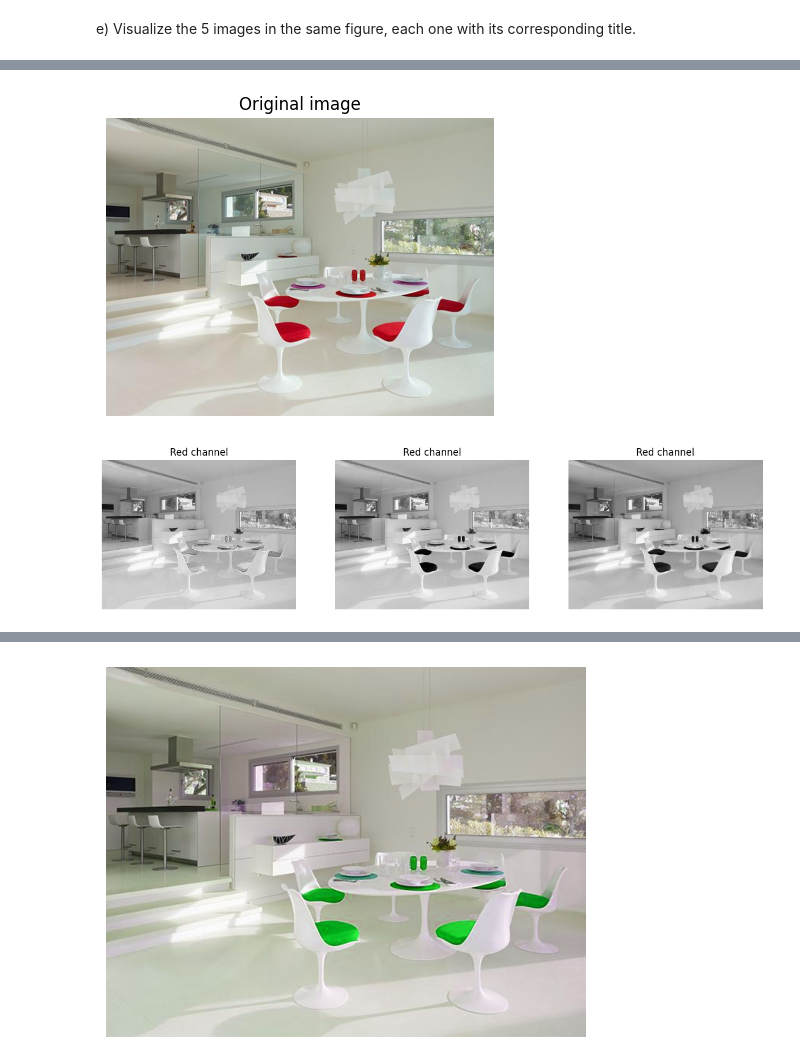
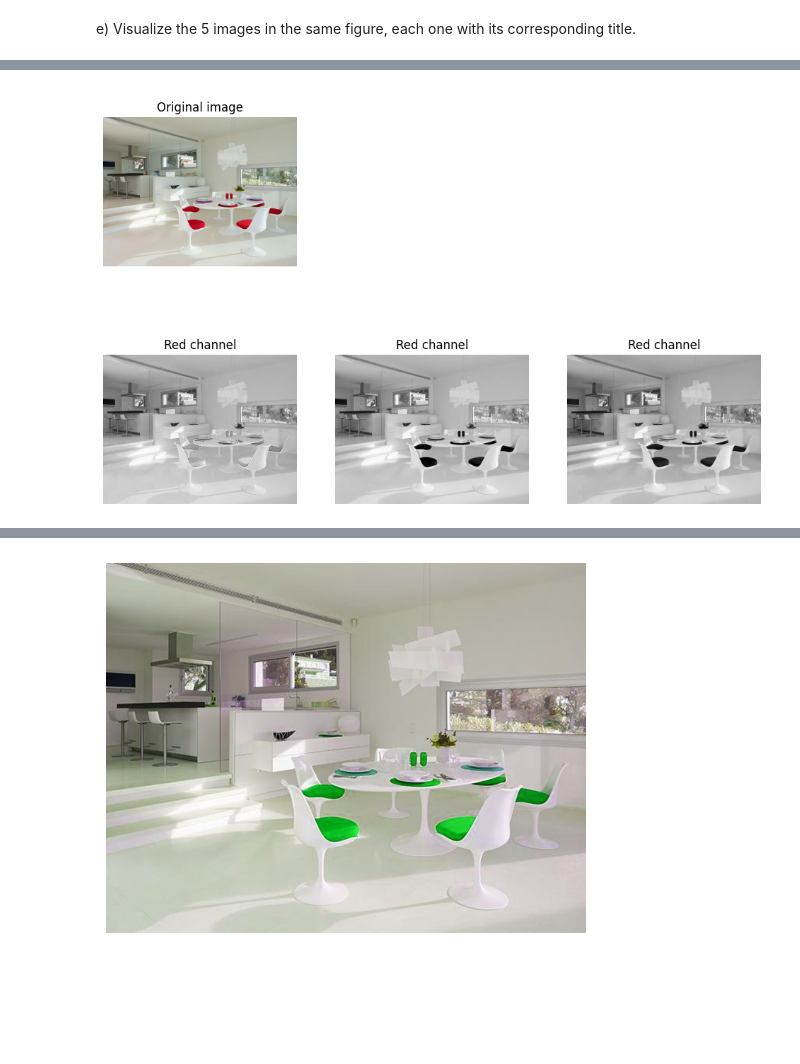
Before and after one commit to junjielyu13/Junior-Fall-Missions, a Jupyter notebook: VisioAI/Practica/Practica1/p1-20220914/p1_2022_23_Junjie.ipynb, the cells around one changed output, grey strips where cells are left out. Saved outputs shown, nothing was run; the diff lists cells and outputs as text; code cells hidden in the pictures; blank space fills up the shorter version.

```diff
--- a/VisioAI/Practica/Practica1/p1-20220914/p1_2022_23_Junjie.ipynb
+++ b/VisioAI/Practica/Practica1/p1-20220914/p1_2022_23_Junjie.ipynb
@@ -338,40 +480,47 @@ a) Read and visualize the image `images_notebook/sillas.jpg` (see figure top). E
 # %%
 #Your solution
 
 image_sillas = io.imread('images_notebook/sillas.jpg')
 
-fig, axs = plt.subplots(nrows=1, ncols=1,figsize=(5,5))
-ax = axs
+
+fig, axs = plt.subplots(nrows=2, ncols=3,figsize=(12,8))
+
+ax = axs[0][0]
 ax.imshow(image_sillas)
 ax.axis('off')
 ax.set_title('Original image')
 
-fig, axs = plt.subplots(nrows=1, ncols=3,figsize=(15,15))
 
-ax = axs[0]
+ax = axs[0][1]
+ax.axis('off')
+ax = axs[0][2]
+ax.axis('off')
+
+
+ax = axs[1][0]
 image_sillas_red_channel = image_sillas[:,:,0]
 ax.imshow(image_sillas_red_channel, cmap='gray')
 ax.axis('off')
 ax.set_title('Red channel')
 
-ax = axs[1]
+
+ax = axs[1][1]
 image_sillas_green_channel = image_sillas[:,:,1]
 ax.imshow(image_sillas_green_channel, cmap='gray')
 ax.axis('off')
 ax.set_title('Red channel')
 
 
-ax = axs[2]
+ax = axs[1][2]
 image_sillas_blue_channel = image_sillas[:,:,2]
 ax.imshow(image_sillas_blue_channel, cmap='gray')
 ax.axis('off')
 ax.set_title('Red channel')
 
 
 plt.show()
 # %% [output]
-[figure, old version]
+[figure, new version]
-[figure, removed]
 # %% [markdown]
 b) Construct and visualize a new image, changing the red and green channels each other (see figure).
 
```
Also changed, not shown: parts of 30 cells of this notebook, 1 other file.
